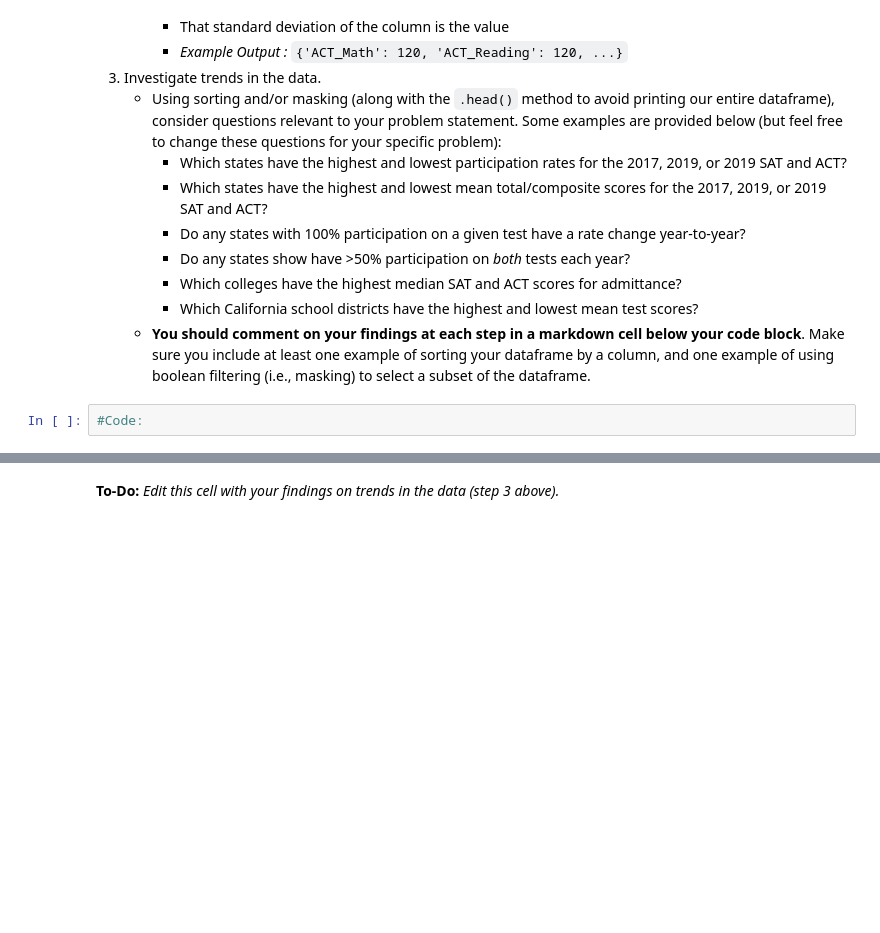
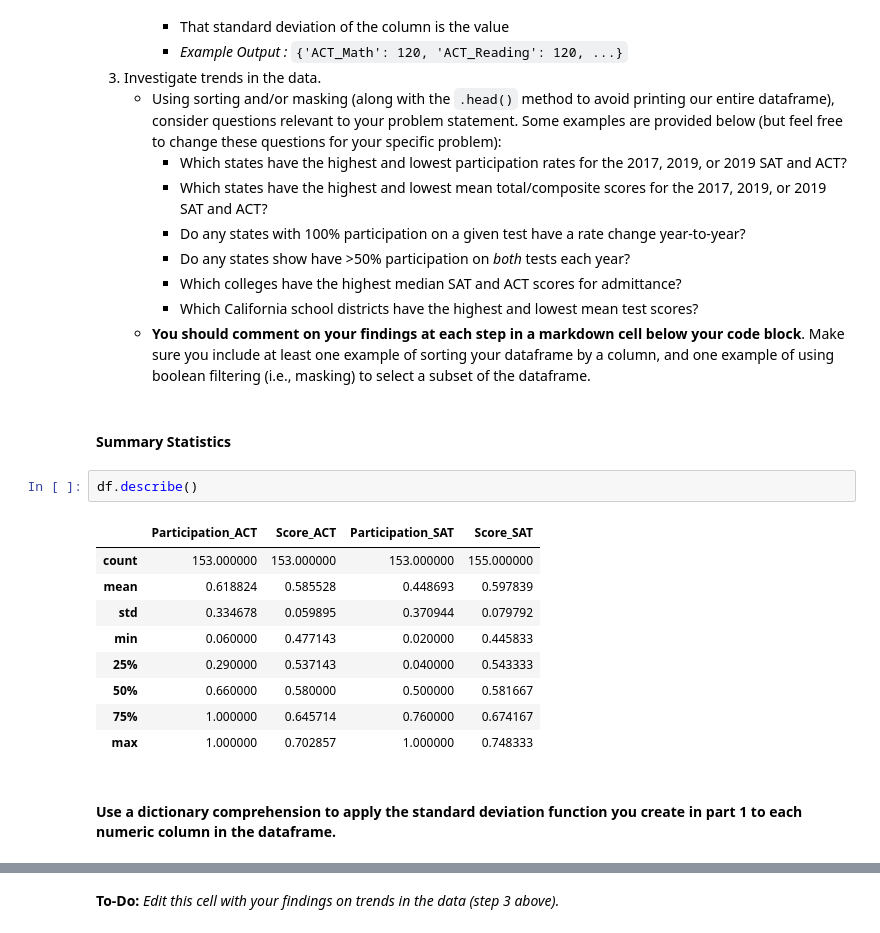
Before and after one commit to garyfoohw/GA_DSIF_project_1, a Jupyter notebook: code/starter-code.ipynb, the cells around one changed output, grey strips where cells are left out. Drawn from its saved outputs; the diff is of its cells as text; blank space fills up the shorter version.

```diff
--- a/code/starter-code.ipynb
+++ b/code/starter-code.ipynb
@@ -402,5 +384,19 @@ Complete the following steps to explore your data. You are welcome to do more ED
         - Which colleges have the highest median SAT and ACT scores for admittance?
         - Which California school districts have the highest and lowest mean test scores?
     - **You should comment on your findings at each step in a markdown cell below your code block**. Make sure you include at least one example of sorting your dataframe by a column, and one example of using boolean filtering (i.e., masking) to select a subset of the dataframe.
-# %%
-#Code:
+# %% [markdown]
+#### Summary Statistics
+# %%
+df.describe()
+# %% [output]
+|  | Participation_ACT | Score_ACT | Participation_SAT | Score_SAT |
+| count | 153.000000 | 153.000000 | 153.000000 | 155.000000 |
+| mean | 0.618824 | 0.585528 | 0.448693 | 0.597839 |
+| std | 0.334678 | 0.059895 | 0.370944 | 0.079792 |
+| min | 0.060000 | 0.477143 | 0.020000 | 0.445833 |
+| 25% | 0.290000 | 0.537143 | 0.040000 | 0.543333 |
+| 50% | 0.660000 | 0.580000 | 0.500000 | 0.581667 |
+| 75% | 1.000000 | 0.645714 | 0.760000 | 0.674167 |
+| max | 1.000000 | 0.702857 | 1.000000 | 0.748333 |
+# %% [markdown]
+#### Use a dictionary comprehension to apply the standard deviation function you create in part 1 to each numeric column in the dataframe.
```
Also changed, not shown: parts of 10 cells of this notebook.
